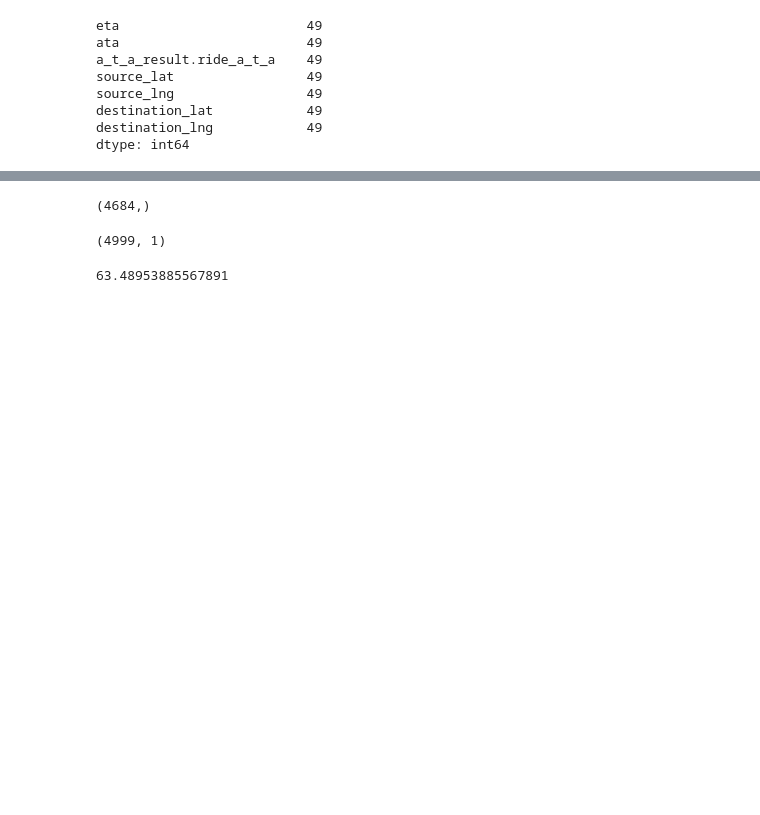
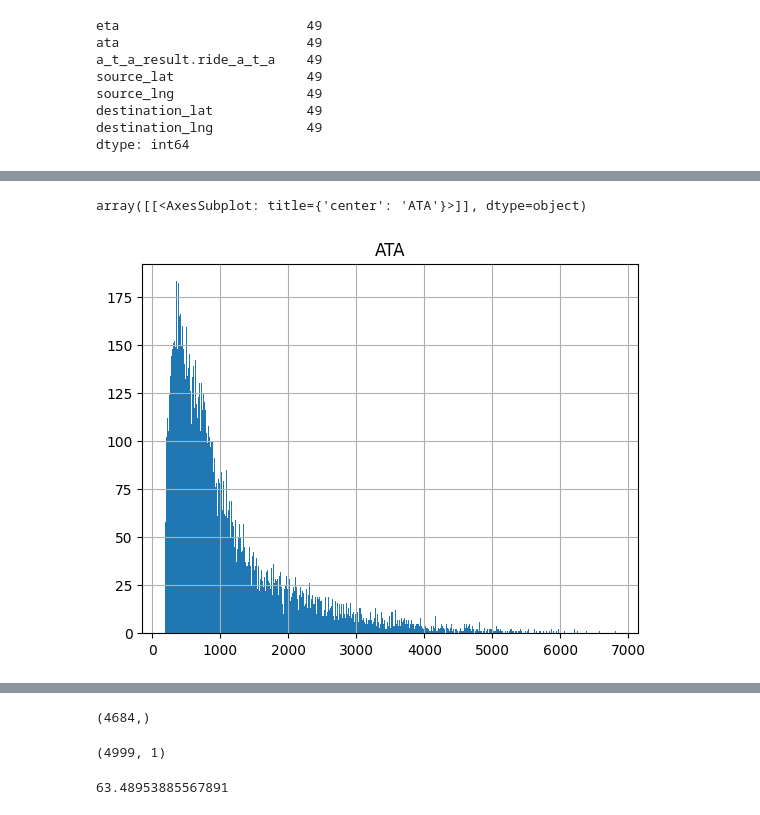
Before and after one commit to elahe-dastan/POP, a Jupyter notebook: feature_engineering/feature_engineering.ipynb, the cells around one changed output, grey strips where cells are left out. Cells and saved outputs as stored; diff of their text form; code cells hidden in the pictures; blank space fills up the shorter version.

```diff
--- a/feature_engineering/feature_engineering.ipynb
+++ b/feature_engineering/feature_engineering.ipynb
@@ -589,0 +106,6 @@ np.var((p1_prediction - p1_ata_num))
+# %%
+rides = rides_khatkesh[(rides_khatkesh['eta'] > 180) &
+                       (rides_khatkesh['eta'] < 10800) &
+                       (rides_khatkesh['a_t_a_result.ride_a_t_a'] > 180) &
+                       (rides_khatkesh['a_t_a_result.ride_a_t_a'] < 10800)]
+rides.describe()
@@ -589,0 +123,3 @@ np.var((p1_prediction - p1_ata_num))
+# %%
+rides = rides[rides['ride_a_d_d_result.confidence'] > 0.6]
+rides.describe()
@@ -589,0 +190,2 @@ np.var((p1_prediction - p1_ata_num))
+# %%
+rides = rides[['eta', 'ata', 'a_t_a_result.ride_a_t_a', 'source_lat', 'source_lng', 'destination_lat', 'destination_lng', 'e_d_d']]
@@ -589,0 +207,5 @@ np.var((p1_prediction - p1_ata_num))
+# %%
+eta_edd = rides[["eta", "e_d_d"]].to_numpy().reshape(-1, 2)
+ata = rides["a_t_a_result.ride_a_t_a"].to_numpy().reshape(-1, 1)
+eta = rides["eta"].to_numpy().reshape(-1, 1)
+eta_eta = np.tile(eta, (1, 2))
@@ -589,0 +247,6 @@ np.var((p1_prediction - p1_ata_num))
+# %%
+ata_df = pd.DataFrame(ata, columns = ['ATA'])
+ata_df.hist(bins=500)
+# %% [output]
+array([[<AxesSubplot: title={'center': 'ATA'}>]], dtype=object)
+[figure, added]
```
Also changed, not shown: parts of 88 cells of this notebook, 2 other files.
